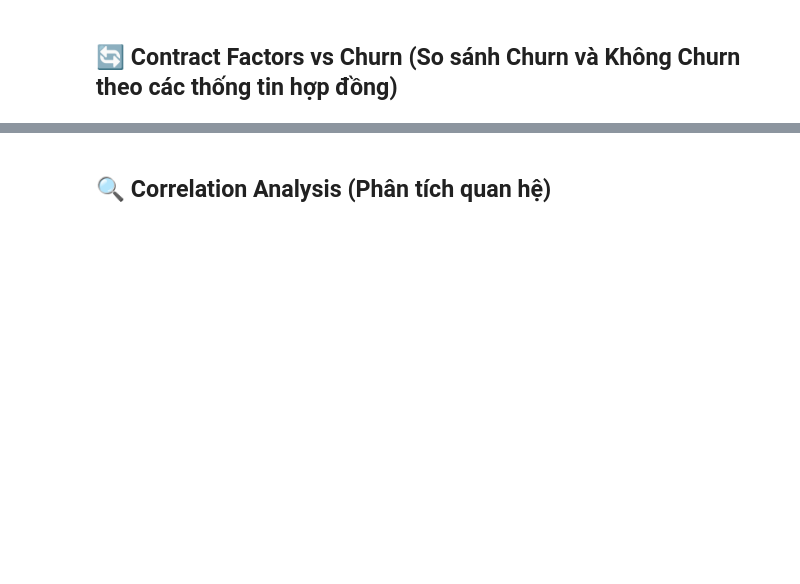
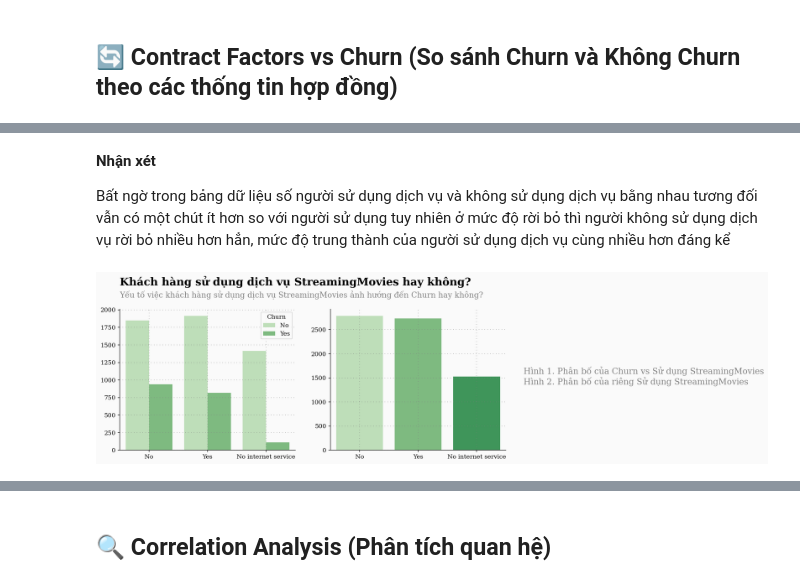
Before and after one commit to TienNguyen0712/customer-churn-data-mining, a Jupyter notebook: notebooks/02_eda.ipynb, the cells around one changed output, grey strips where cells are left out. Cells and saved outputs as stored; diff of their text form; code cells hidden in the pictures; blank space fills up the shorter version.

```diff
--- a/notebooks/02_eda.ipynb
+++ b/notebooks/02_eda.ipynb
@@ -753,0 +810,54 @@ cotracts = ['StreamingTV', 'StreamingMovies', 'Contract',
+# %% [markdown]
+**Nhận xét**
+
+Bất ngờ trong bảng dữ liệu số người sử dụng dịch vụ và không sử dụng dịch vụ bằng nhau tương đối vẫn có một chút ít hơn so với người sử dụng tuy nhiên ở mức độ rời bỏ thì người không sử dụng dịch vụ rời bỏ nhiều hơn hẳn, mức độ trung thành của người sử dụng dịch vụ cùng nhiều hơn đáng kể
+# %%
+telco_contracts = telco[contracts]
+
+fig = plt.figure(figsize=(18,15))
+gs = fig.add_gridspec(3, 3)
+gs.update(wspace=0.2, hspace=0.25)
+ax0 = fig.add_subplot(gs[0, 0])
+ax1 = fig.add_subplot(gs[0, 1])
+ax2 = fig.add_subplot(gs[0, 2])
+
+
+for s in ["right", "top"]:
+    ax0.spines[s].set_visible(False)
+    ax1.spines[s].set_visible(False)
+
+
+
+sns.countplot(ax=ax1, x=telco_contracts['StreamingMovies'], palette=palette)
+sns.countplot(ax=ax0, x=telco_contracts['StreamingMovies'], hue=telco['Churn'], palette=palette)
+
+
+
+Xstart, Xend = ax0.get_xlim()
+Ystart, Yend = ax0.get_ylim()
+
+ax0.set_ylim([0,Yend])
+ax0.text(Xstart,Yend+(Yend*0.15), "Khách hàng sử dụng dịch vụ StreamingMovies hay không?", fontsize=18, ha="left", va="bottom", weight="bold")
+ax0.text(Xstart,Yend+(Yend*0.13), "Yếu tố việc khách hàng sử dụng dịch vụ StreamingMovies ảnh hướng đến Churn hay không?", color="gray",
+fontsize=13, ha="left", va="top")
+
+ax0.set_xlabel("")
+ax0.set_ylabel("")
+ax1.set_xlabel("")
+ax1.set_ylabel("")
+
+ax0.grid(which='major', axis='x', zorder=0, color='gray', linestyle=':', dashes=(1,5))
+ax0.grid(color='gray', linestyle=':', axis='y', zorder=0,  dashes=(1,5))
+ax1.grid(which='major', axis='x', zorder=0, color='gray', linestyle=':', dashes=(1,5))
+ax1.grid(color='gray', linestyle=':', axis='y', zorder=0,  dashes=(1,5))
+
+
+ax2.axis('off')  # Ẩn trục
+ax2.text(-0.1, 0.4,
+             "Hình 1. Phân bố của Churn vs Sử dụng StreamingMovies\n"
+             "Hình 2. Phân bố của riêng Sử dụng StreamingMovies\n",
+             fontsize=14,  color="gray")
+
+plt.show()
+# %% [output]
+[figure, added]
```
Also changed, not shown: parts of 18 cells of this notebook.
